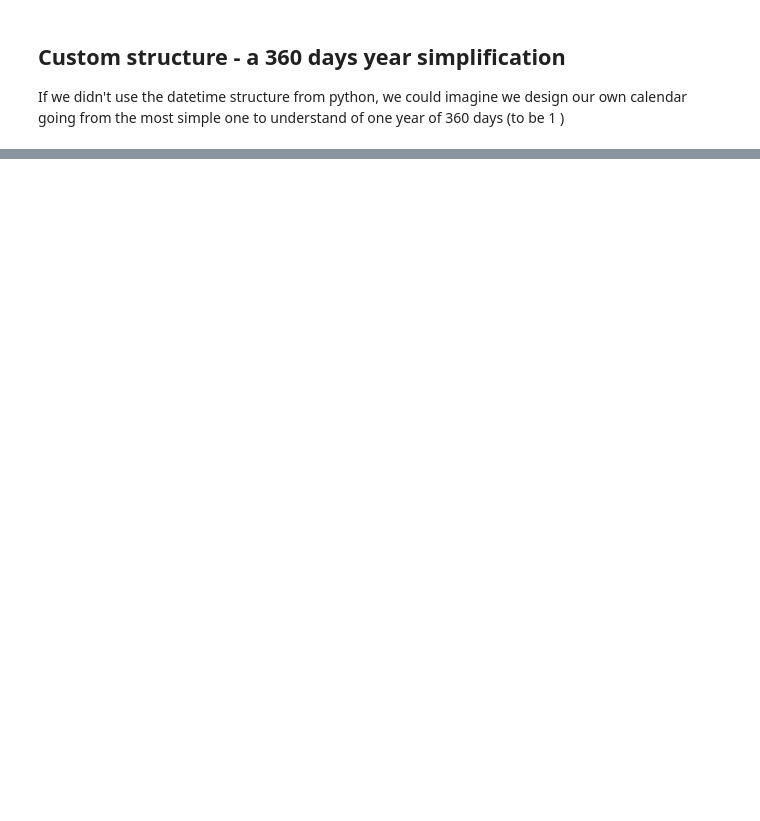
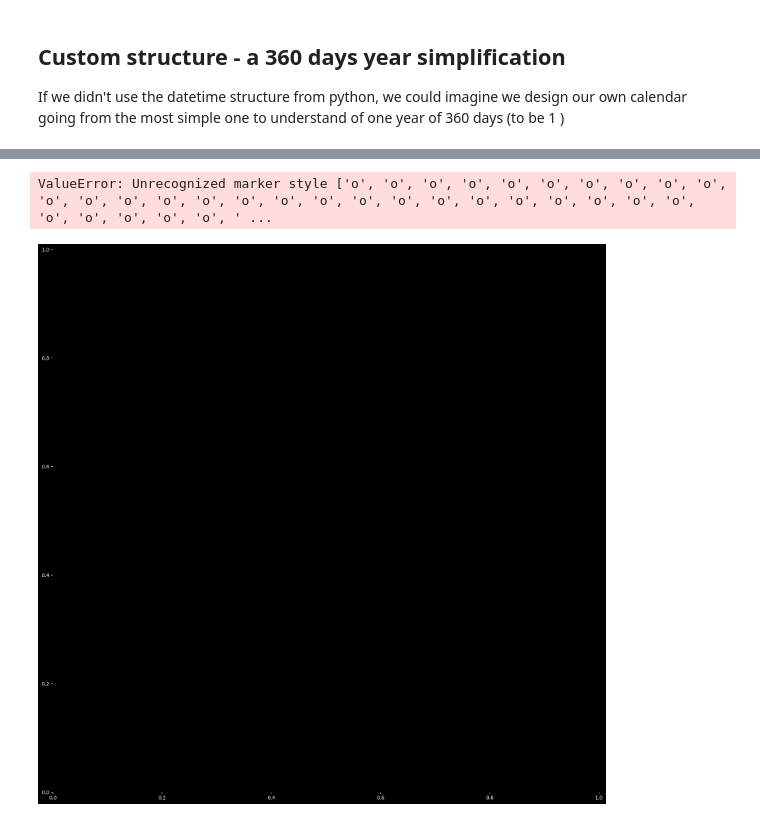
Before and after one commit to fbunc/time_atlas_example, a Jupyter notebook: clean_code.ipynb, the cells around one changed output, grey strips where cells are left out. Drawn from its saved outputs; the diff is of its cells as text; code cells hidden in the pictures; blank space fills up the shorter version.

```diff
--- a/clean_code.ipynb
+++ b/clean_code.ipynb
@@ -618,3 +627,13 @@ plot_atlas(atlas=z_carrier[0:1000],symbol=input_symbol[0:1000],cmap=plt.cm.hsv,a
+# %%
+markers, norm, colors, norm_seq, sizes = get_colors(input_symbol, plt.cm.hsv, 1, 20)
+
+init_atlas(20, 20)
+
+plt.scatter(z_carrier.real, z_carrier.imag, c=norm_seq, cmap=plt.cm.hsv, s=sizes, marker=markers[0:len(z_carrier)], edgecolors='black', alpha=0.5)
+plt.colorbar()
+# %% [output]
+ValueError: Unrecognized marker style ['o', 'o', 'o', 'o', 'o', 'o', 'o', 'o', 'o', 'o', 'o', 'o', 'o', 'o', 'o', 'o', 'o', 'o', 'o', 'o', 'o', 'o', 'o', 'o', 'o', 'o', 'o', 'o', 'o', 'o', 'o', 'o', ' ...
+[figure, added]
 # %%
 # Start and end index
 start=0
```
Also changed, not shown: parts of 8 cells of this notebook.
